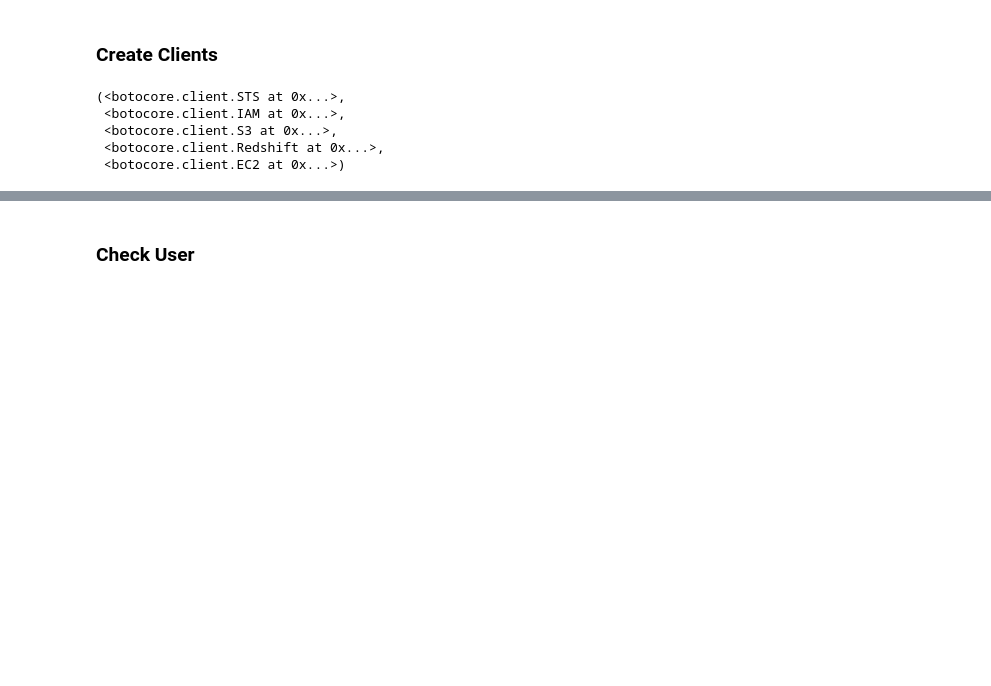
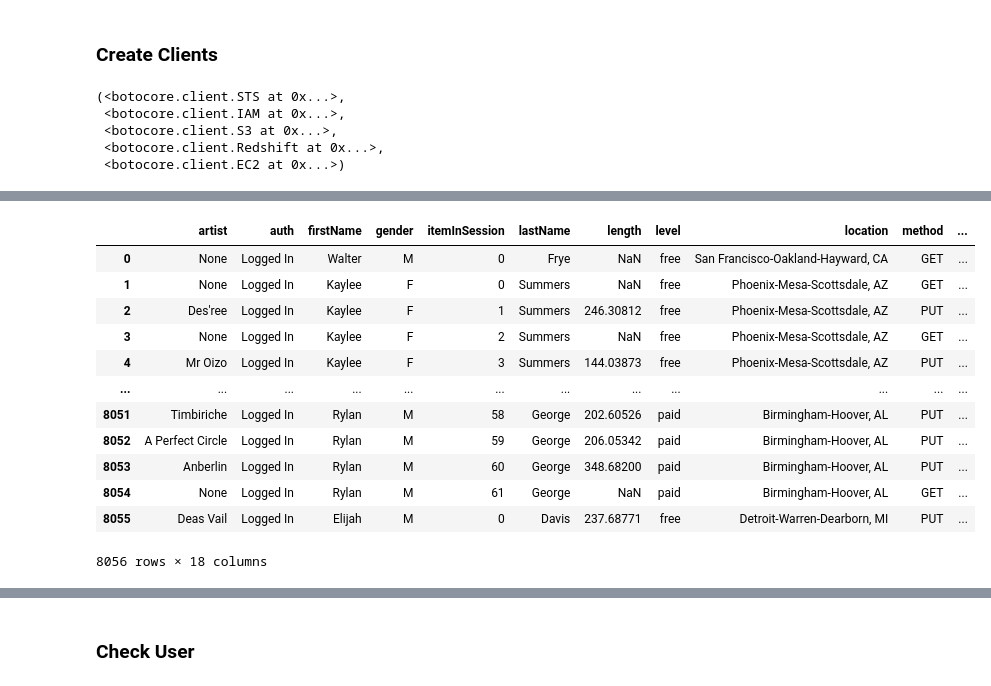
Before and after one commit to DecisioNaut/cloud_warehouse, a Jupyter notebook: notebooks/project.ipynb, the cells around one changed output, grey strips where cells are left out. Saved outputs shown, nothing was run; the diff lists cells and outputs as text; code cells hidden in the pictures; blank space fills up the shorter version.

Commit message:
Download data from s3 for exploration (attention: slow)

```diff
--- a/notebooks/project.ipynb
+++ b/notebooks/project.ipynb
@@ -55,6 +56,11 @@ MASTER_USER_PASSWORD = "Passw0rd"
 PORT = 5439
 CIDR_IP = "0.0.0.0/0"
 IP_PROTOCOL = "TCP"
+
+# S3 Global Variables
+LOG_DATA = "s3://udacity-dend/log_data"
+LOG_JSONPATH = "s3://udacity-dend/log_json_path.json"
+SONG_DATA = "s3://udacity-dend/song_data"
 # %%
 # Get AWS credentials from .env file
 env = dotenv_values()
@@ -116,0 +125,23 @@ sts, iam, s3, redshift, ec2
+# %%
+def bucket_name_and_prefix_from_string(bucket_string: str) -> Tuple[str, str]:
+    """Creates a filter for the bucket."""
+    bucket_name = bucket_string.split("/")[2]
+    prefix = f"{'/'.join(bucket_string.split('/')[3:])}/"
+    return bucket_name, prefix
+# %%
+log_data = []
+
+bucket_name, prefix = bucket_name_and_prefix_from_string(LOG_DATA)
+bucket_name, prefix
+
+paginator = s3.get_paginator("list_objects")
+page_iterator = paginator.paginate(Bucket=bucket_name, Prefix=prefix)
+
+for page in page_iterator:
+    for item in page["Contents"]:
+        key = item["Key"]
+        if key != prefix:
+            object_body = s3.get_object(Bucket=bucket_name, Key=key)["Body"].read().decode("utf-8")
+            for data in object_body.split("\n"):
+                if data:
+                    log_data.append(json.loads(data))
@@ -116,0 +190,17 @@ sts, iam, s3, redshift, ec2
+# %%
+log_df = pd.DataFrame(log_data)
+log_df
+# %% [output]
+|  | artist | auth | firstName | gender | itemInSession | lastName | length | level | location | method | ... |
+| 0 | None | Logged In | Walter | M | 0 | Frye | NaN | free | San Francisco-Oakland-Hayward, CA | GET | ... |
+| 1 | None | Logged In | Kaylee | F | 0 | Summers | NaN | free | Phoenix-Mesa-Scottsdale, AZ | GET | ... |
+| 2 | Des'ree | Logged In | Kaylee | F | 1 | Summers | 246.30812 | free | Phoenix-Mesa-Scottsdale, AZ | PUT | ... |
+| 3 | None | Logged In | Kaylee | F | 2 | Summers | NaN | free | Phoenix-Mesa-Scottsdale, AZ | GET | ... |
+| 4 | Mr Oizo | Logged In | Kaylee | F | 3 | Summers | 144.03873 | free | Phoenix-Mesa-Scottsdale, AZ | PUT | ... |
+| ... | ... | ... | ... | ... | ... | ... | ... | ... | ... | ... | ... |
+| 8051 | Timbiriche | Logged In | Rylan | M | 58 | George | 202.60526 | paid | Birmingham-Hoover, AL | PUT | ... |
+| 8052 | A Perfect Circle | Logged In | Rylan | M | 59 | George | 206.05342 | paid | Birmingham-Hoover, AL | PUT | ... |
+| 8053 | Anberlin | Logged In | Rylan | M | 60 | George | 348.68200 | paid | Birmingham-Hoover, AL | PUT | ... |
+| 8054 | None | Logged In | Rylan | M | 61 | George | NaN | paid | Birmingham-Hoover, AL | GET | ... |
+| 8055 | Deas Vail | Logged In | Elijah | M | 0 | Davis | 237.68771 | free | Detroit-Warren-Dearborn, MI | PUT | ... |
+8056 rows × 18 columns
```
Also changed, not shown: parts of 33 cells of this notebook.
